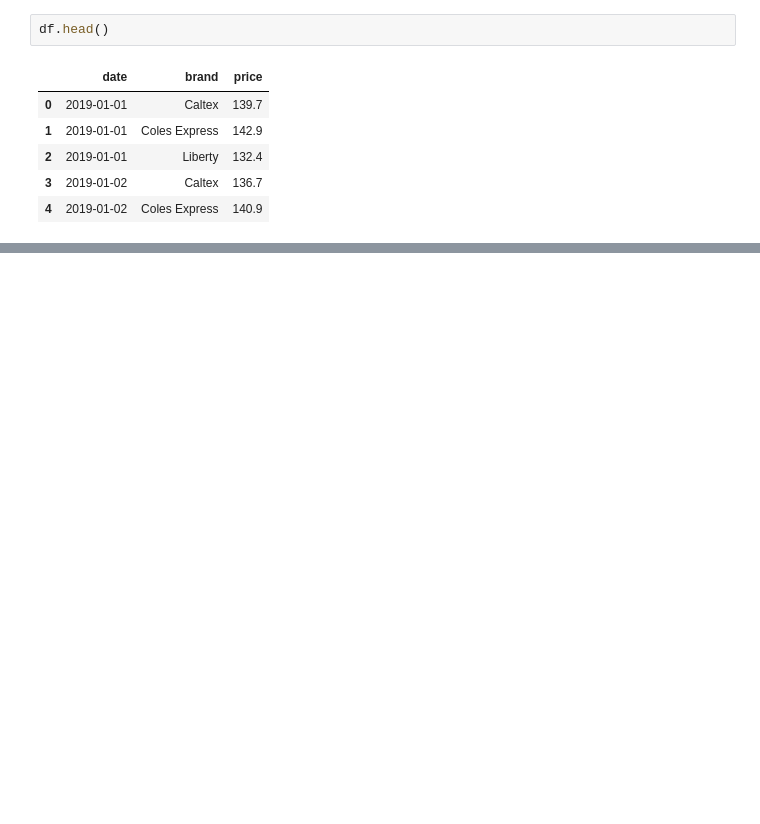
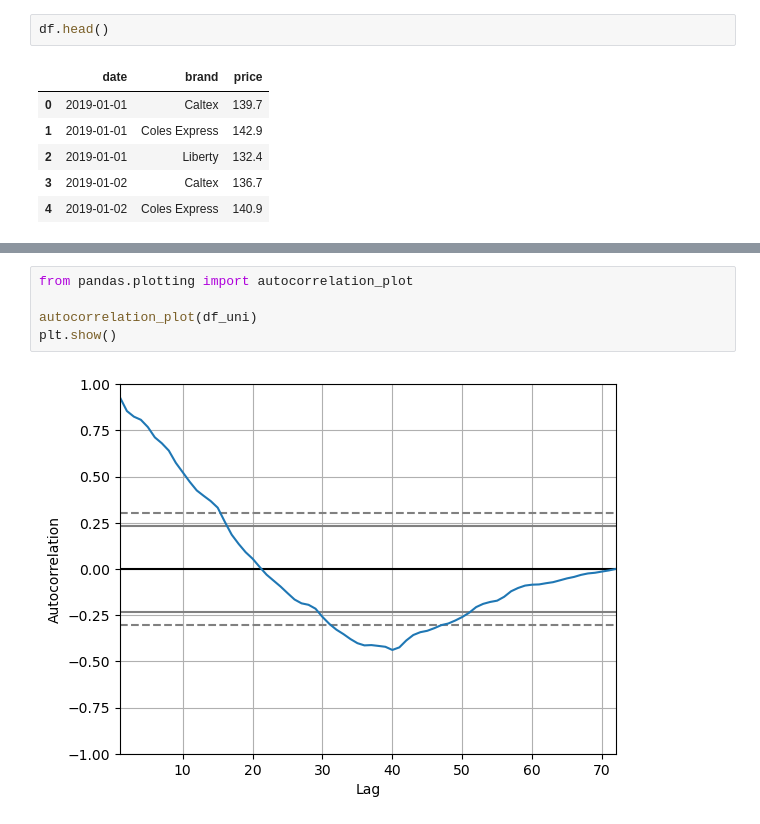
Before and after one commit to moscmh/portfolio, a Jupyter notebook: Time_Series/Perth_Fuel_Forecast/perth_fuel.ipynb, the cells around one changed output, grey strips where cells are left out. Drawn from its saved outputs; the diff is of its cells as text; blank space fills up the shorter version.

```diff
--- a/Time_Series/Perth_Fuel_Forecast/perth_fuel.ipynb
+++ b/Time_Series/Perth_Fuel_Forecast/perth_fuel.ipynb
@@ -101,0 +169,7 @@ uni_df = df.groupby(['date'])['price'].agg('mean')
+# %%
+from pandas.plotting import autocorrelation_plot
+
+autocorrelation_plot(df_uni)
+plt.show()
+# %% [output]
+[figure, added]
```
Also changed, not shown: parts of 11 cells of this notebook, 1 other file.
